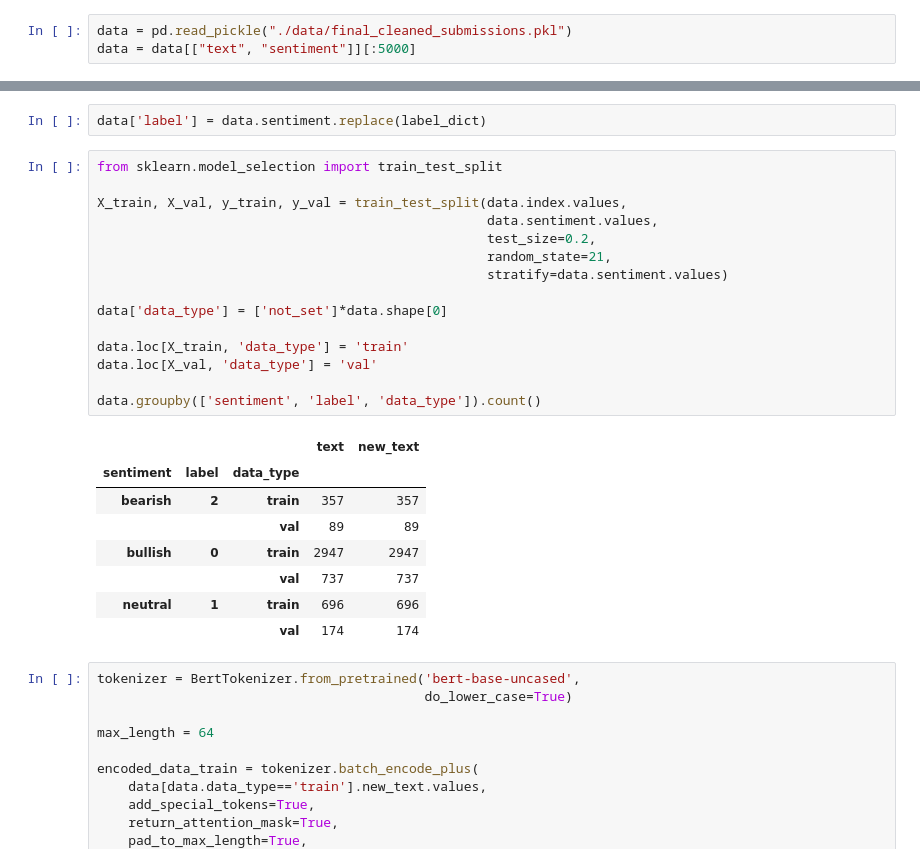
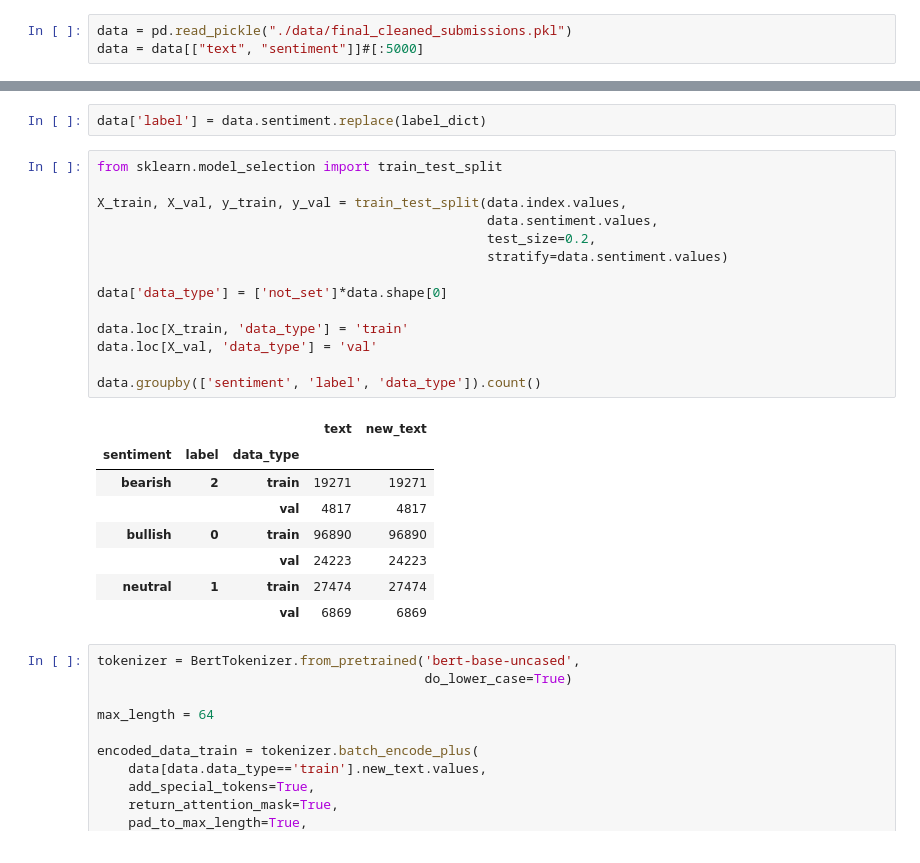
Before and after one commit to StefanWinterToo/Master-Thesis, a Jupyter notebook: App/BERT_Classifier.ipynb, the cells around one changed output, grey strips where cells are left out. Saved outputs shown, nothing was run; the diff lists cells and outputs as text.

```diff
--- a/App/BERT_Classifier.ipynb
+++ b/App/BERT_Classifier.ipynb
@@ -5,7 +5,7 @@ import pandas as pd
 from sklearn.model_selection import train_test_split
 # %%
 data = pd.read_pickle("./data/final_cleaned_submissions.pkl")
-data = data[["text", "sentiment"]][:5000]
+data = data[["text", "sentiment"]]#[:5000]
 # %%
 def concatenate_words_in_sentence(text):
     new_text = []
@@ -38,27 +38,26 @@ data['label'] = data.sentiment.replace(label_dict)
 # %%
 from sklearn.model_selection import train_test_split
 
 X_train, X_val, y_train, y_val = train_test_split(data.index.values,
                                                   data.sentiment.values,
                                                   test_size=0.2,
-                                                  random_state=21,
                                                   stratify=data.sentiment.values)
 
 data['data_type'] = ['not_set']*data.shape[0]
 
 data.loc[X_train, 'data_type'] = 'train'
 data.loc[X_val, 'data_type'] = 'val'
 
 data.groupby(['sentiment', 'label', 'data_type']).count()
 # %% [output]
 |  |  |  | text | new_text |
 | sentiment | label | data_type |  |  |
-| bearish | 2 | train | 357 | 357 |
-|  |  | val | 89 | 89 |
-| bullish | 0 | train | 2947 | 2947 |
-|  |  | val | 737 | 737 |
-| neutral | 1 | train | 696 | 696 |
-|  |  | val | 174 | 174 |
+| bearish | 2 | train | 19271 | 19271 |
+|  |  | val | 4817 | 4817 |
+| bullish | 0 | train | 96890 | 96890 |
+|  |  | val | 24223 | 24223 |
+| neutral | 1 | train | 27474 | 27474 |
+|  |  | val | 6869 | 6869 |
 # %%
 tokenizer = BertTokenizer.from_pretrained('bert-base-uncased',
                                           do_lower_case=True)
```
Also changed, not shown: parts of 9 cells of this notebook, 1 other file.
